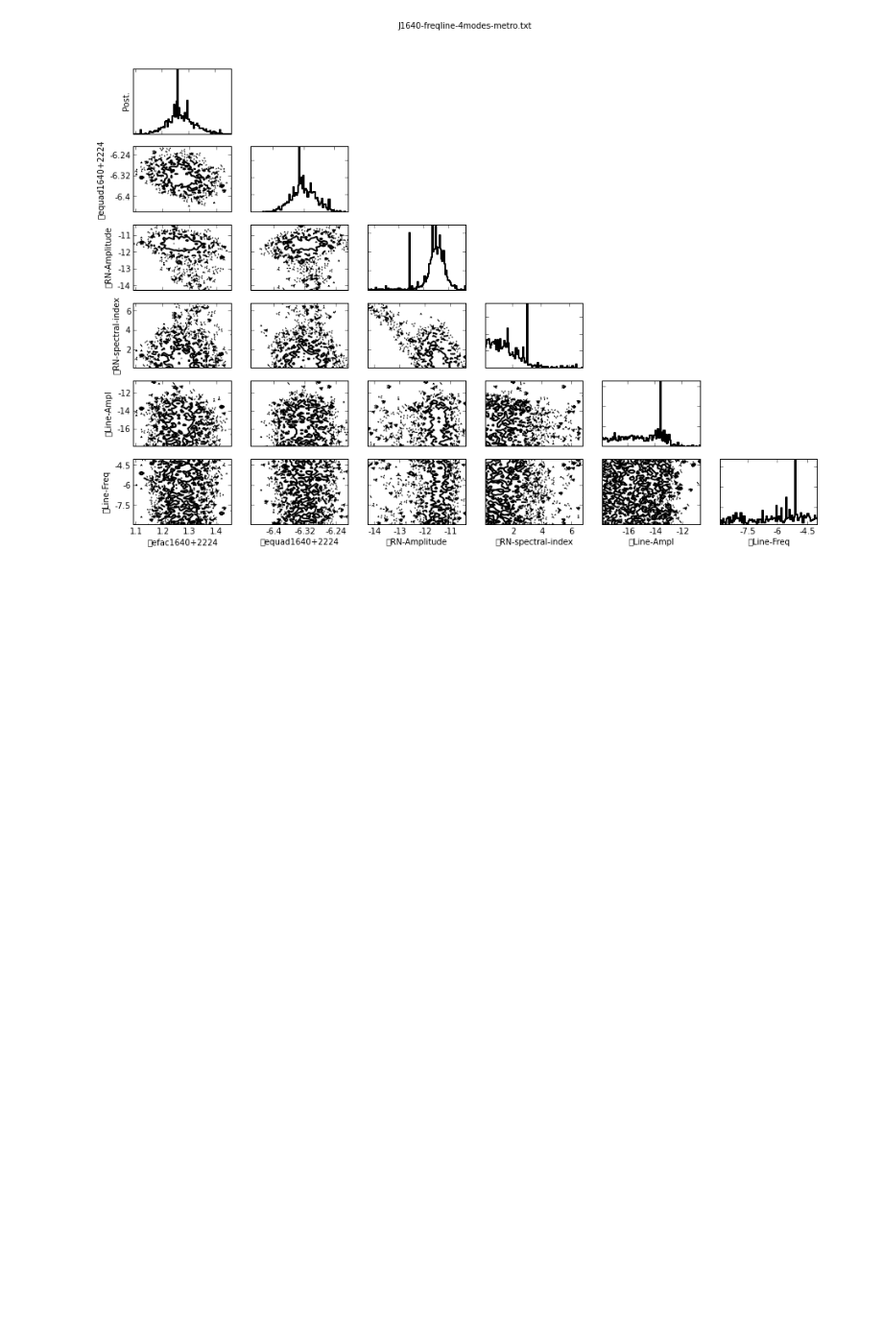
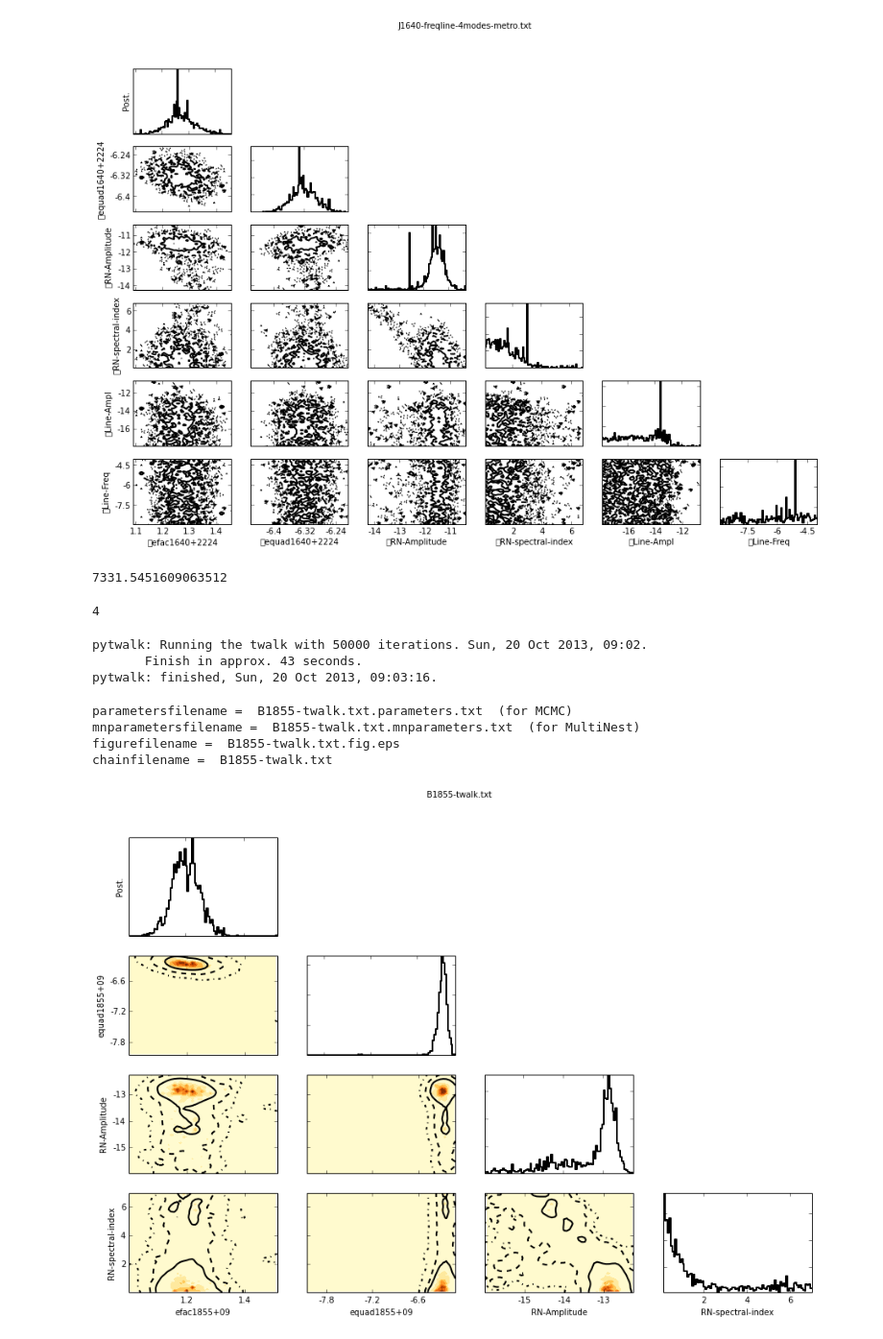
Before and after one commit to vhaasteren/piccard, a Jupyter notebook: piccard-demo.ipynb, the cells around one changed output. Shown at 96% size. Cells and saved outputs as stored; diff of their text form; code cells hidden in the pictures; blank space fills up the shorter version.

```diff
--- a/piccard-demo.ipynb
+++ b/piccard-demo.ipynb
@@ -306,0 +311,22 @@ pic.RunMultiNest(likob, 'J1640-freqline-4modes-mn')
+# %%
+likob.logposterior(likob.pstart)
+# %% [output]
+7331.5451609063512
+# %%
+likob.dimensions
+# %% [output]
+4
+# %%
+pic.Runtwalk(likob, 50000, 'B1855-twalk.txt')
+# %% [output]
+pytwalk: Running the twalk with 50000 iterations. Sun, 20 Oct 2013, 09:02.
+       Finish in approx. 43 seconds.
+pytwalk: finished, Sun, 20 Oct 2013, 09:03:16.
+# %%
+pic.triplot('B1855-twalk.txt')
+# %% [output]
+parametersfilename =  B1855-twalk.txt.parameters.txt  (for MCMC)
+mnparametersfilename =  B1855-twalk.txt.mnparameters.txt  (for MultiNest)
+figurefilename =  B1855-twalk.txt.fig.eps
+chainfilename =  B1855-twalk.txt
+[figure, added]
```
Also changed, not shown: parts of 4 cells of this notebook, 1 other file.
